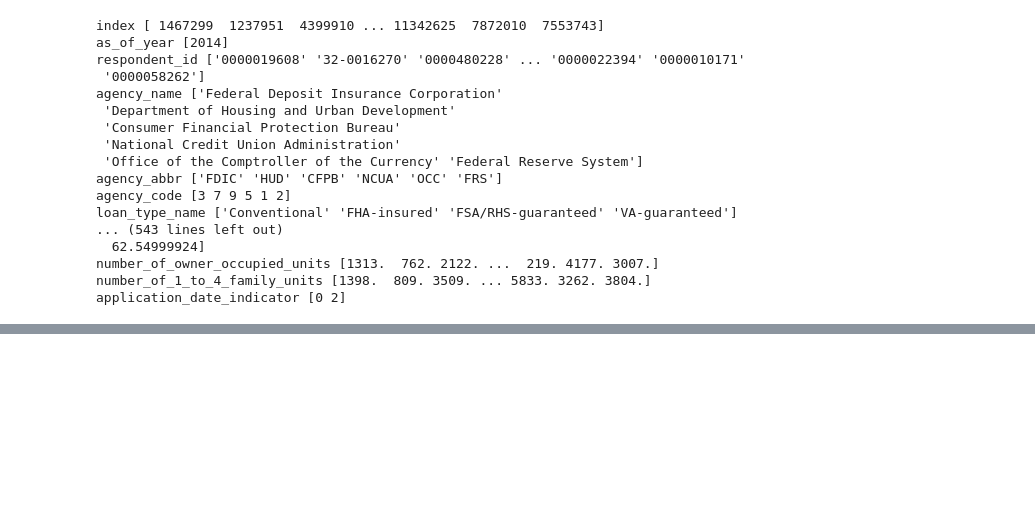
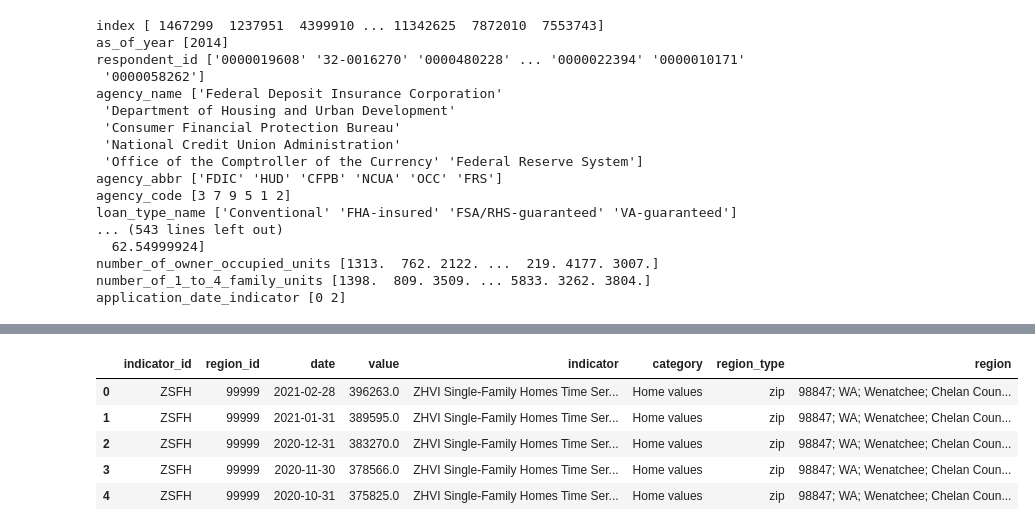
Before and after one commit to Data-Science-II/TermProject-Ayush-Faisal-Brandon, a Jupyter notebook: python/0_HMDA_EDA.ipynb, the cells around one changed output, grey strips where cells are left out. Saved outputs shown, nothing was run; the diff lists cells and outputs as text; code cells hidden in the pictures; blank space fills up the shorter version.

```diff
--- a/python/0_HMDA_EDA.ipynb
+++ b/python/0_HMDA_EDA.ipynb
@@ -76,0 +163,10 @@ application_date_indicator [0 2]
+# %%
+zillow = pd.read_csv("../data/zillow_merged.csv")
+zillow.head()
+# %% [output]
+|  | indicator_id | region_id | date | value | indicator | category | region_type | region |
+| 0 | ZSFH | 99999 | 2021-02-28 | 396263.0 | ZHVI Single-Family Homes Time Ser... | Home values | zip | 98847; WA; Wenatchee; Chelan Coun... |
+| 1 | ZSFH | 99999 | 2021-01-31 | 389595.0 | ZHVI Single-Family Homes Time Ser... | Home values | zip | 98847; WA; Wenatchee; Chelan Coun... |
+| 2 | ZSFH | 99999 | 2020-12-31 | 383270.0 | ZHVI Single-Family Homes Time Ser... | Home values | zip | 98847; WA; Wenatchee; Chelan Coun... |
+| 3 | ZSFH | 99999 | 2020-11-30 | 378566.0 | ZHVI Single-Family Homes Time Ser... | Home values | zip | 98847; WA; Wenatchee; Chelan Coun... |
+| 4 | ZSFH | 99999 | 2020-10-31 | 375825.0 | ZHVI Single-Family Homes Time Ser... | Home values | zip | 98847; WA; Wenatchee; Chelan Coun... |
```
Also changed, not shown: parts of 14 cells of this notebook, 5 other files.
